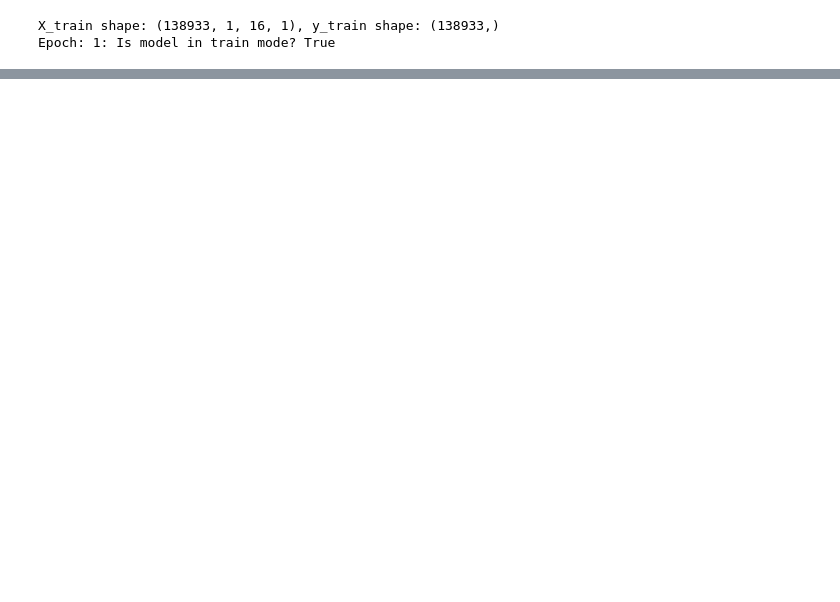
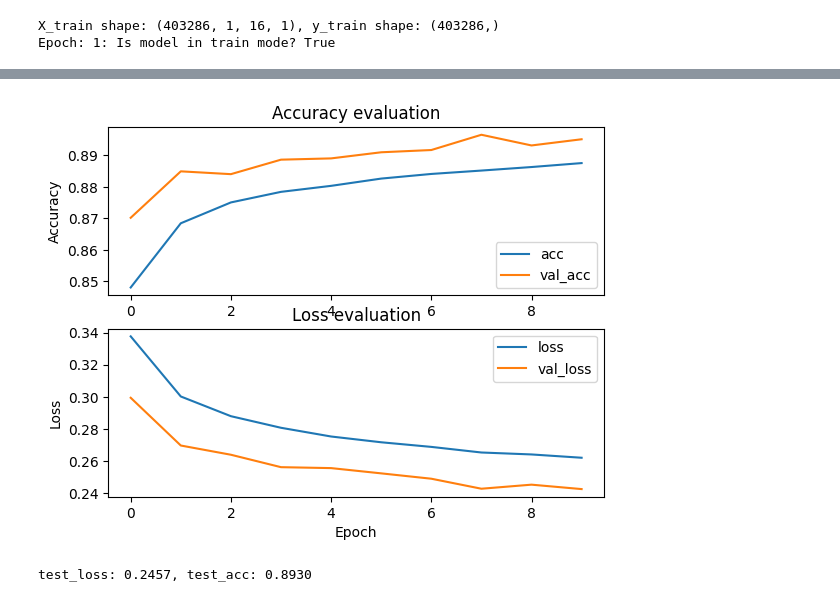
Before and after one commit to hugo-gclvs/kmutt_intership_project_v2, a Jupyter notebook: models/cnn2d/cnn2d_pt.ipynb, the cells around one changed output, grey strips where cells are left out. Saved outputs shown, nothing was run; the diff lists cells and outputs as text; code cells hidden in the pictures; blank space fills up the shorter version.

```diff
--- a/models/cnn2d/cnn2d_pt.ipynb
+++ b/models/cnn2d/cnn2d_pt.ipynb
@@ -13,7 +13,7 @@ from datetime import datetime
 from sklearn.model_selection import train_test_split, KFold
 from tqdm import tqdm
 # %%
-DATA_PATH = './data/new/data_25ms_h=0%_16mfcc_RMT-HRK.json'
+DATA_PATH = './data/data_25ms_h=50%_16mfcc_RMT-DPR+HRK.json'
 SAVED_MODEL_PATH = './models/cnn2d/model.pt'
 EPOCHS = 10
 BATCH_SIZE = 32
@@ -335,8 +341,8 @@ plot_history(pt_history)
 eval_pt_model(pt_model, torch.nn.CrossEntropyLoss(), X_test, y_test, files_test, mapping=mapping)
 
 # save the model
-scripted_model = torch.jit.script(pt_model)
-scripted_model.save(SAVED_MODEL_PATH)
+# scripted_model = torch.jit.script(pt_model)
+# scripted_model.save(SAVED_MODEL_PATH)
 # %% [output]
-X_train shape: (138933, 1, 16, 1), y_train shape: (138933,)
+X_train shape: (403286, 1, 16, 1), y_train shape: (403286,)
 Epoch: 1: Is model in train mode? True
@@ -344,3 +378,5 @@ KeyboardInterrupt:
+[figure, added]
+test_loss: 0.2457, test_acc: 0.8930
 # %%
 # get recall, F1, and precision
 from sklearn.metrics import classification_report
```
Also changed, not shown: parts of 6 cells of this notebook, 8 other files.
